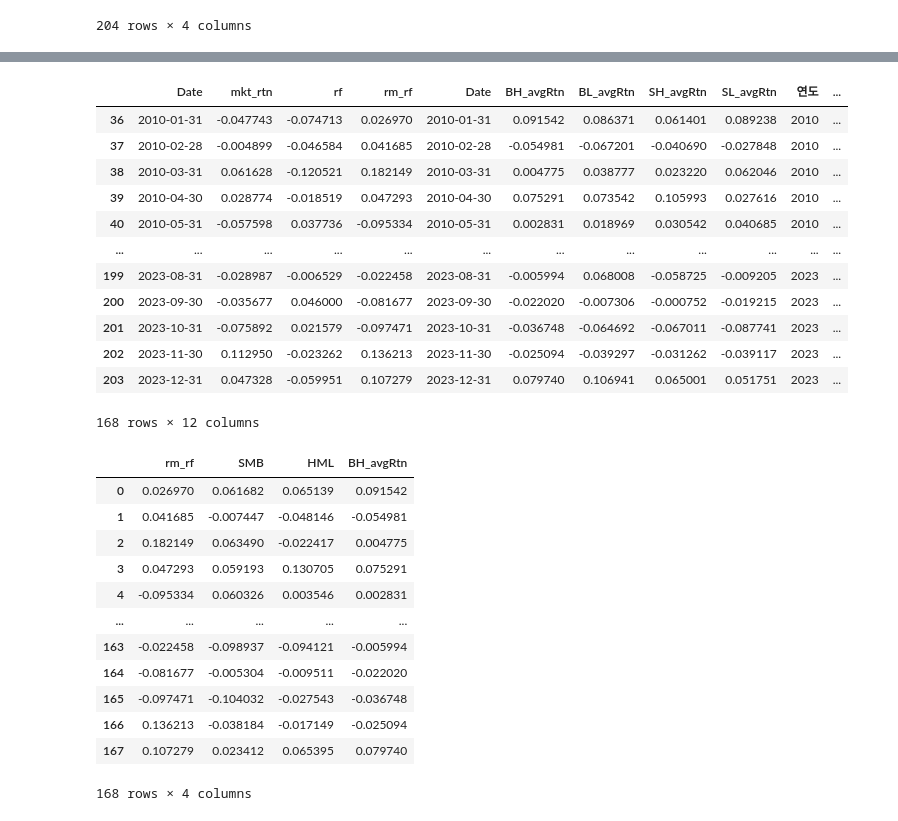
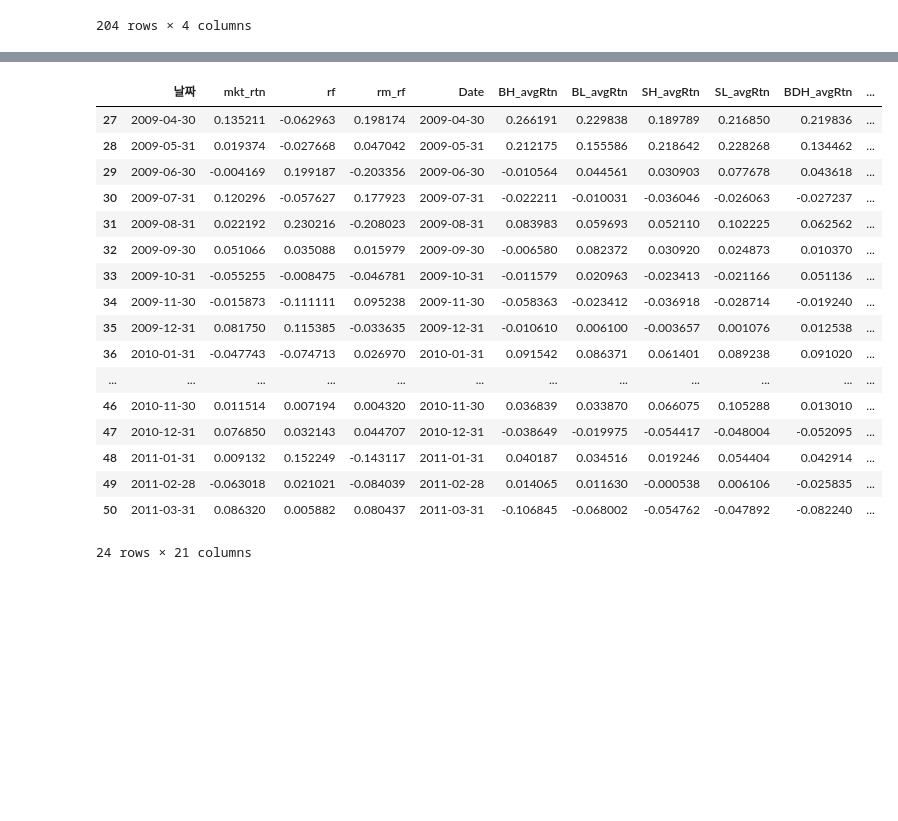
Before and after one commit to minxzzy/hackathon, a Jupyter notebook: realData.ipynb, the cells around one changed output, grey strips where cells are left out. Cells and saved outputs as stored; diff of their text form; code cells hidden in the pictures; blank space fills up the shorter version.

```diff
--- a/realData.ipynb
+++ b/realData.ipynb
@@ -532,17 +564,0 @@ all_data
-# %%
-all_data_2022 = all_data[all_data["연도"]>=2010]
-all_data_2022
-# %% [output]
-|  | Date | mkt_rtn | rf | rm_rf | Date | BH_avgRtn | BL_avgRtn | SH_avgRtn | SL_avgRtn | 연도 | ... |
-| 36 | 2010-01-31 | -0.047743 | -0.074713 | 0.026970 | 2010-01-31 | 0.091542 | 0.086371 | 0.061401 | 0.089238 | 2010 | ... |
-| 37 | 2010-02-28 | -0.004899 | -0.046584 | 0.041685 | 2010-02-28 | -0.054981 | -0.067201 | -0.040690 | -0.027848 | 2010 | ... |
-| 38 | 2010-03-31 | 0.061628 | -0.120521 | 0.182149 | 2010-03-31 | 0.004775 | 0.038777 | 0.023220 | 0.062046 | 2010 | ... |
-| 39 | 2010-04-30 | 0.028774 | -0.018519 | 0.047293 | 2010-04-30 | 0.075291 | 0.073542 | 0.105993 | 0.027616 | 2010 | ... |
-| 40 | 2010-05-31 | -0.057598 | 0.037736 | -0.095334 | 2010-05-31 | 0.002831 | 0.018969 | 0.030542 | 0.040685 | 2010 | ... |
-| ... | ... | ... | ... | ... | ... | ... | ... | ... | ... | ... | ... |
-| 199 | 2023-08-31 | -0.028987 | -0.006529 | -0.022458 | 2023-08-31 | -0.005994 | 0.068008 | -0.058725 | -0.009205 | 2023 | ... |
-| 200 | 2023-09-30 | -0.035677 | 0.046000 | -0.081677 | 2023-09-30 | -0.022020 | -0.007306 | -0.000752 | -0.019215 | 2023 | ... |
-| 201 | 2023-10-31 | -0.075892 | 0.021579 | -0.097471 | 2023-10-31 | -0.036748 | -0.064692 | -0.067011 | -0.087741 | 2023 | ... |
-| 202 | 2023-11-30 | 0.112950 | -0.023262 | 0.136213 | 2023-11-30 | -0.025094 | -0.039297 | -0.031262 | -0.039117 | 2023 | ... |
-| 203 | 2023-12-31 | 0.047328 | -0.059951 | 0.107279 | 2023-12-31 | 0.079740 | 0.106941 | 0.065001 | 0.051751 | 2023 | ... |
-168 rows × 12 columns
@@ -549 +570,23 @@ all_data_2022
+# %%
+all_data_list = all_data[(all_data["Date"] >= "2009-04-30")  & (all_data["Date"] <="2011-03-31") ]
+all_data_list
+# %% [output]
+|  | 날짜 | mkt_rtn | rf | rm_rf | Date | BH_avgRtn | BL_avgRtn | SH_avgRtn | SL_avgRtn | BDH_avgRtn | ... |
+| 27 | 2009-04-30 | 0.135211 | -0.062963 | 0.198174 | 2009-04-30 | 0.266191 | 0.229838 | 0.189789 | 0.216850 | 0.219836 | ... |
+| 28 | 2009-05-31 | 0.019374 | -0.027668 | 0.047042 | 2009-05-31 | 0.212175 | 0.155586 | 0.218642 | 0.228268 | 0.134462 | ... |
+| 29 | 2009-06-30 | -0.004169 | 0.199187 | -0.203356 | 2009-06-30 | -0.010564 | 0.044561 | 0.030903 | 0.077678 | 0.043618 | ... |
+| 30 | 2009-07-31 | 0.120296 | -0.057627 | 0.177923 | 2009-07-31 | -0.022211 | -0.010031 | -0.036046 | -0.026063 | -0.027237 | ... |
+| 31 | 2009-08-31 | 0.022192 | 0.230216 | -0.208023 | 2009-08-31 | 0.083983 | 0.059693 | 0.052110 | 0.102225 | 0.062562 | ... |
+| 32 | 2009-09-30 | 0.051066 | 0.035088 | 0.015979 | 2009-09-30 | -0.006580 | 0.082372 | 0.030920 | 0.024873 | 0.010370 | ... |
+| 33 | 2009-10-31 | -0.055255 | -0.008475 | -0.046781 | 2009-10-31 | -0.011579 | 0.020963 | -0.023413 | -0.021166 | 0.051136 | ... |
+| 34 | 2009-11-30 | -0.015873 | -0.111111 | 0.095238 | 2009-11-30 | -0.058363 | -0.023412 | -0.036918 | -0.028714 | -0.019240 | ... |
+| 35 | 2009-12-31 | 0.081750 | 0.115385 | -0.033635 | 2009-12-31 | -0.010610 | 0.006100 | -0.003657 | 0.001076 | 0.012538 | ... |
+| 36 | 2010-01-31 | -0.047743 | -0.074713 | 0.026970 | 2010-01-31 | 0.091542 | 0.086371 | 0.061401 | 0.089238 | 0.091020 | ... |
+| ... | ... | ... | ... | ... | ... | ... | ... | ... | ... | ... | ... |
+| 46 | 2010-11-30 | 0.011514 | 0.007194 | 0.004320 | 2010-11-30 | 0.036839 | 0.033870 | 0.066075 | 0.105288 | 0.013010 | ... |
+| 47 | 2010-12-31 | 0.076850 | 0.032143 | 0.044707 | 2010-12-31 | -0.038649 | -0.019975 | -0.054417 | -0.048004 | -0.052095 | ... |
+| 48 | 2011-01-31 | 0.009132 | 0.152249 | -0.143117 | 2011-01-31 | 0.040187 | 0.034516 | 0.019246 | 0.054404 | 0.042914 | ... |
+| 49 | 2011-02-28 | -0.063018 | 0.021021 | -0.084039 | 2011-02-28 | 0.014065 | 0.011630 | -0.000538 | 0.006106 | -0.025835 | ... |
+| 50 | 2011-03-31 | 0.086320 | 0.005882 | 0.080437 | 2011-03-31 | -0.106845 | -0.068002 | -0.054762 | -0.047892 | -0.082240 | ... |
+24 rows × 21 columns
 # %%
@@ -552,16 +594,0 @@ all_data_2022_df.reset_index(drop=True,inplace=True)
-# %%
-all_data_2022_df
-# %% [output]
-|  | rm_rf | SMB | HML | BH_avgRtn |
-| 0 | 0.026970 | 0.061682 | 0.065139 | 0.091542 |
-| 1 | 0.041685 | -0.007447 | -0.048146 | -0.054981 |
-| 2 | 0.182149 | 0.063490 | -0.022417 | 0.004775 |
-| 3 | 0.047293 | 0.059193 | 0.130705 | 0.075291 |
-| 4 | -0.095334 | 0.060326 | 0.003546 | 0.002831 |
-| ... | ... | ... | ... | ... |
-| 163 | -0.022458 | -0.098937 | -0.094121 | -0.005994 |
-| 164 | -0.081677 | -0.005304 | -0.009511 | -0.022020 |
-| 165 | -0.097471 | -0.104032 | -0.027543 | -0.036748 |
-| 166 | 0.136213 | -0.038184 | -0.017149 | -0.025094 |
-| 167 | 0.107279 | 0.023412 | 0.065395 | 0.079740 |
-168 rows × 4 columns
```
Also changed, not shown: parts of 14 cells of this notebook.
